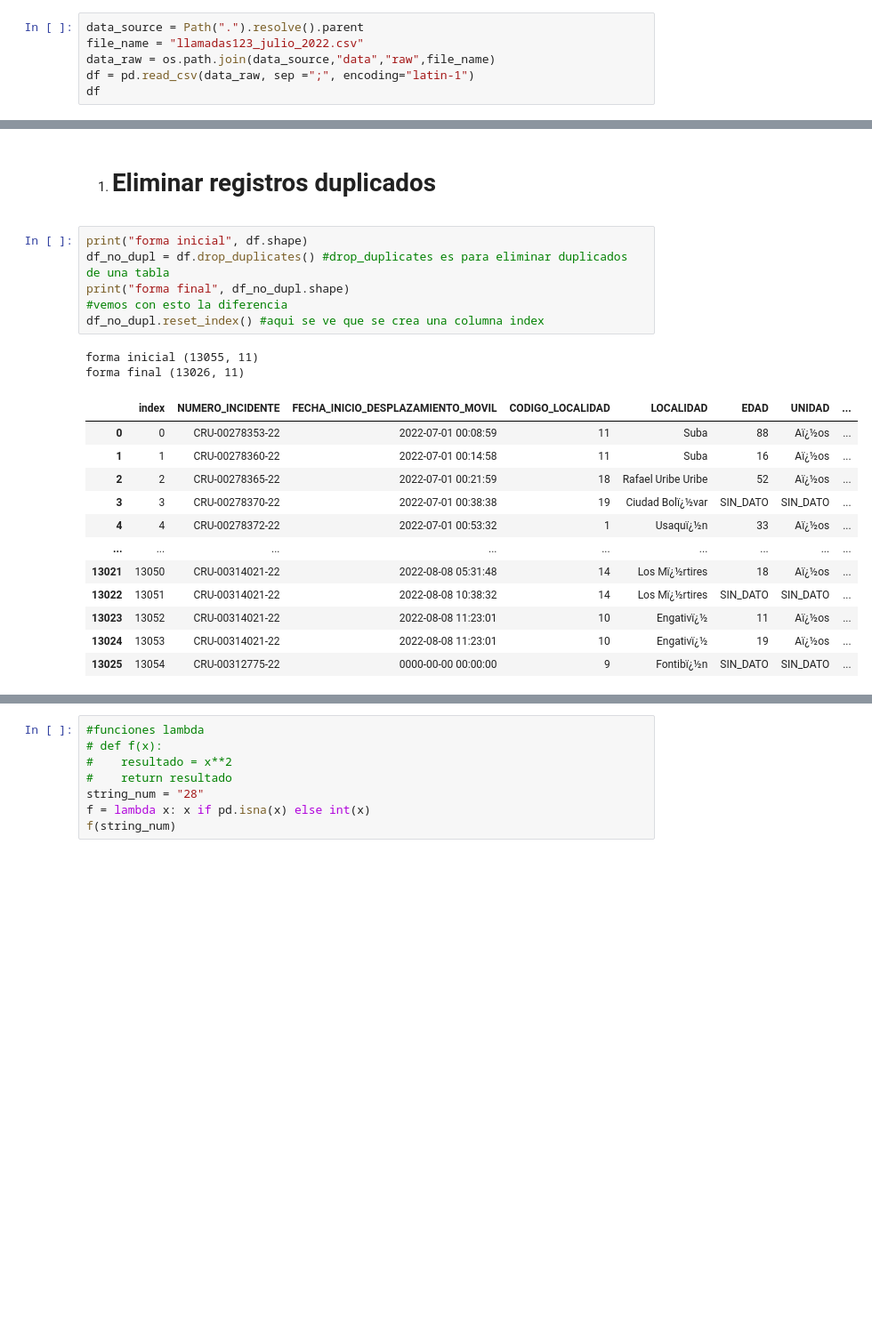
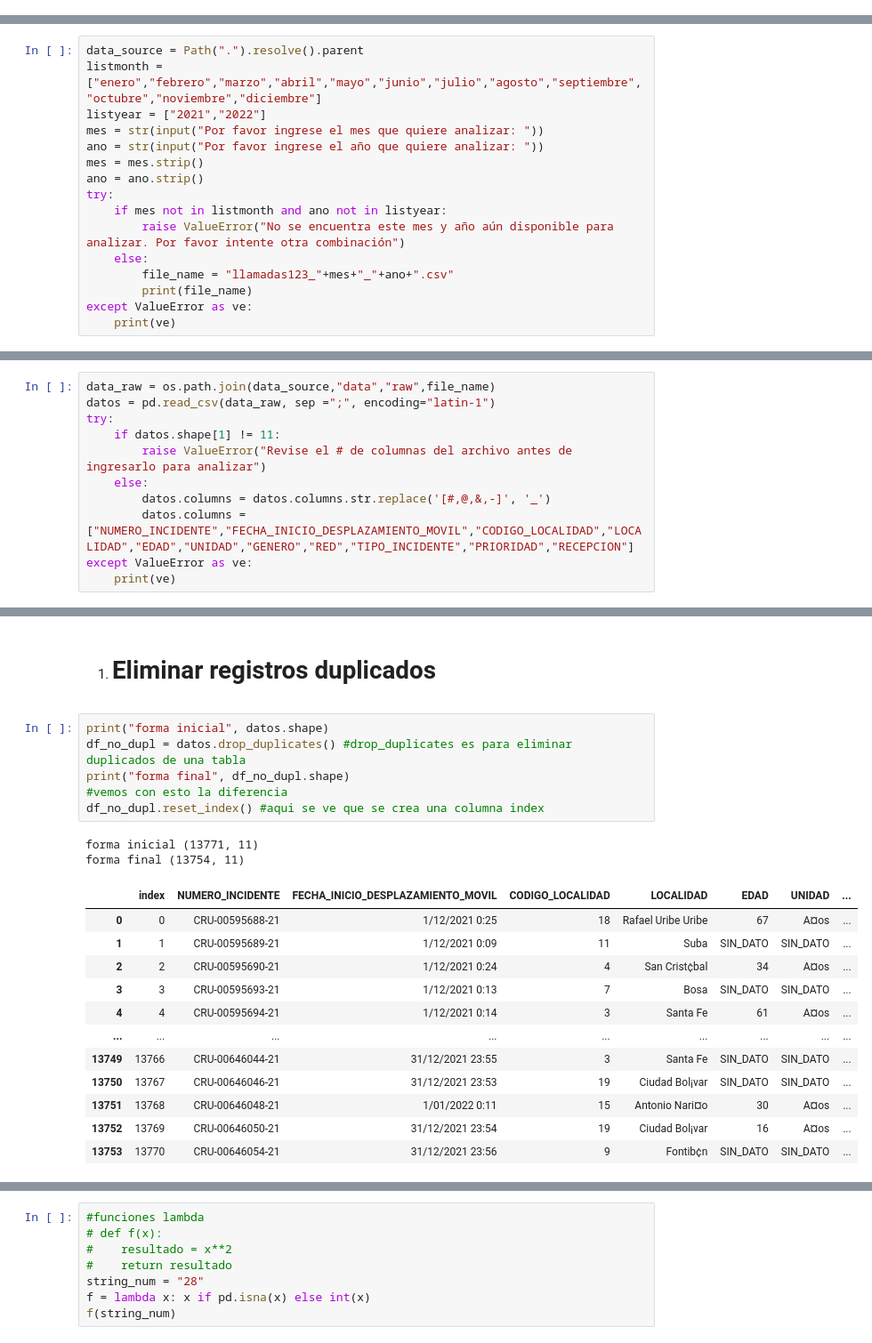
Before and after one commit to luchofit/BIGDATA_2022B, a Jupyter notebook: notebooks/0.3_Lcastro_data_cleaning_inicial.ipynb, the cells around one changed output, grey strips where cells are left out. Shown: that part at 89% size. Saved outputs shown, nothing was run; the diff lists cells and outputs as text; blank space fills up the shorter version.

Commit message:
procesamiento ano 2021 y 2022 y ajustes finales notebook y src

```diff
--- a/notebooks/0.3_Lcastro_data_cleaning_inicial.ipynb
+++ b/notebooks/0.3_Lcastro_data_cleaning_inicial.ipynb
@@ -8,6 +11,0 @@ import numpy as np
-# %%
-data_source = Path(".").resolve().parent
-file_name = "llamadas123_julio_2022.csv"
-data_raw = os.path.join(data_source,"data","raw",file_name)
-df = pd.read_csv(data_raw, sep =";", encoding="latin-1")
-df
@@ -27,0 +12,16 @@ df
+# %%
+data_source = Path(".").resolve().parent
+listmonth = ["enero","febrero","marzo","abril","mayo","junio","julio","agosto","septiembre","octubre","noviembre","diciembre"]
+listyear = ["2021","2022"]
+mes = str(input("Por favor ingrese el mes que quiere analizar: "))
+ano = str(input("Por favor ingrese el año que quiere analizar: "))
+mes = mes.strip()
+ano = ano.strip()
+try:
+    if mes not in listmonth and ano not in listyear:
+        raise ValueError("No se encuentra este mes y año aún disponible para analizar. Por favor intente otra combinación")
+    else:
+        file_name = "llamadas123_"+mes+"_"+ano+".csv"
+        print(file_name)
+except ValueError as ve:
+    print(ve)
@@ -28,3 +30,14 @@ df
+# %%
+data_raw = os.path.join(data_source,"data","raw",file_name)
+datos = pd.read_csv(data_raw, sep =";", encoding="latin-1")
+try:
+    if datos.shape[1] != 11:
+        raise ValueError("Revise el # de columnas del archivo antes de ingresarlo para analizar")
+    else:
+        datos.columns = datos.columns.str.replace('[#,@,&,-]', '_')
+        datos.columns = ["NUMERO_INCIDENTE","FECHA_INICIO_DESPLAZAMIENTO_MOVIL","CODIGO_LOCALIDAD","LOCALIDAD","EDAD","UNIDAD","GENERO","RED","TIPO_INCIDENTE","PRIORIDAD","RECEPCION"]
+except ValueError as ve:
+    print(ve)
 # %% [markdown]
 1. #Obtener informacion basica de los datos
 # %%
@@ -51,23 +64,23 @@ memory usage: 1.1+ MB
 # %% [markdown]
 1. # Eliminar registros duplicados
 # %%
-print("forma inicial", df.shape)
-df_no_dupl = df.drop_duplicates() #drop_duplicates es para eliminar duplicados de una tabla
+print("forma inicial", datos.shape)
+df_no_dupl = datos.drop_duplicates() #drop_duplicates es para eliminar duplicados de una tabla
 print("forma final", df_no_dupl.shape)
 #vemos con esto la diferencia
 df_no_dupl.reset_index() #aqui se ve que se crea una columna index
 # %% [output]
-forma inicial (13055, 11)
-forma final (13026, 11)
+forma inicial (13771, 11)
+forma final (13754, 11)
 |  | index | NUMERO_INCIDENTE | FECHA_INICIO_DESPLAZAMIENTO_MOVIL | CODIGO_LOCALIDAD | LOCALIDAD | EDAD | UNIDAD | ... |
-| 0 | 0 | CRU-00278353-22 | 2022-07-01 00:08:59 | 11 | Suba | 88 | Aï¿½os | ... |
-| 1 | 1 | CRU-00278360-22 | 2022-07-01 00:14:58 | 11 | Suba | 16 | Aï¿½os | ... |
-| 2 | 2 | CRU-00278365-22 | 2022-07-01 00:21:59 | 18 | Rafael Uribe Uribe | 52 | Aï¿½os | ... |
-| 3 | 3 | CRU-00278370-22 | 2022-07-01 00:38:38 | 19 | Ciudad Bolï¿½var | SIN_DATO | SIN_DATO | ... |
-| 4 | 4 | CRU-00278372-22 | 2022-07-01 00:53:32 | 1 | Usaquï¿½n | 33 | Aï¿½os | ... |
+| 0 | 0 | CRU-00595688-21 | 1/12/2021 0:25 | 18 | Rafael Uribe Uribe | 67 | A¤os | ... |
+| 1 | 1 | CRU-00595689-21 | 1/12/2021 0:09 | 11 | Suba | SIN_DATO | SIN_DATO | ... |
+| 2 | 2 | CRU-00595690-21 | 1/12/2021 0:24 | 4 | San Crist¢bal | 34 | A¤os | ... |
+| 3 | 3 | CRU-00595693-21 | 1/12/2021 0:13 | 7 | Bosa | SIN_DATO | SIN_DATO | ... |
+| 4 | 4 | CRU-00595694-21 | 1/12/2021 0:14 | 3 | Santa Fe | 61 | A¤os | ... |
 | ... | ... | ... | ... | ... | ... | ... | ... | ... |
-| 13021 | 13050 | CRU-00314021-22 | 2022-08-08 05:31:48 | 14 | Los Mï¿½rtires | 18 | Aï¿½os | ... |
-| 13022 | 13051 | CRU-00314021-22 | 2022-08-08 10:38:32 | 14 | Los Mï¿½rtires | SIN_DATO | SIN_DATO | ... |
-| 13023 | 13052 | CRU-00314021-22 | 2022-08-08 11:23:01 | 10 | Engativï¿½ | 11 | Aï¿½os | ... |
-| 13024 | 13053 | CRU-00314021-22 | 2022-08-08 11:23:01 | 10 | Engativï¿½ | 19 | Aï¿½os | ... |
-| 13025 | 13054 | CRU-00312775-22 | 0000-00-00 00:00:00 | 9 | Fontibï¿½n | SIN_DATO | SIN_DATO | ... |
+| 13749 | 13766 | CRU-00646044-21 | 31/12/2021 23:55 | 3 | Santa Fe | SIN_DATO | SIN_DATO | ... |
+| 13750 | 13767 | CRU-00646046-21 | 31/12/2021 23:53 | 19 | Ciudad Bol¡var | SIN_DATO | SIN_DATO | ... |
+| 13751 | 13768 | CRU-00646048-21 | 1/01/2022 0:11 | 15 | Antonio Nari¤o | 30 | A¤os | ... |
+| 13752 | 13769 | CRU-00646050-21 | 31/12/2021 23:54 | 19 | Ciudad Bol¡var | 16 | A¤os | ... |
+| 13753 | 13770 | CRU-00646054-21 | 31/12/2021 23:56 | 9 | Fontib¢n | SIN_DATO | SIN_DATO | ... |
```
Also changed, not shown: parts of 19 cells of this notebook, 17 other files.
